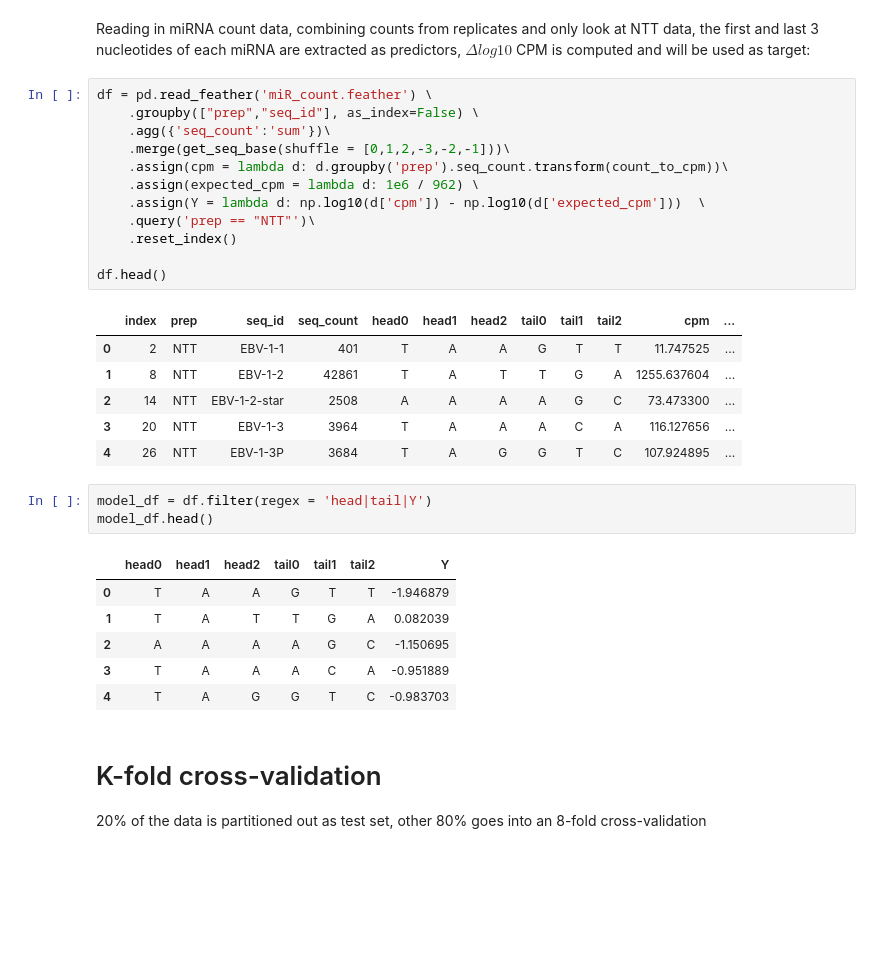
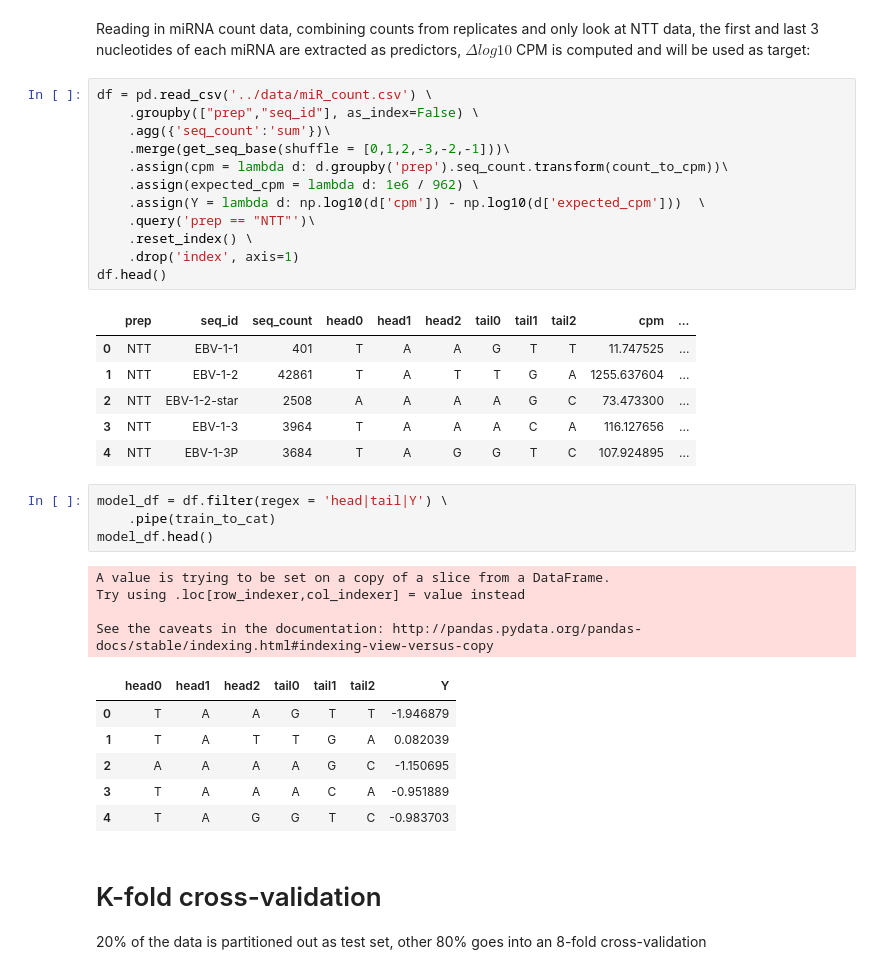
Before and after one commit to wckdouglas/tgirt_smRNA, a Jupyter notebook: scripts/RF_correction.ipynb, the cells around one changed output. Cells and saved outputs as stored; diff of their text form; blank space fills up the shorter version.

```diff
--- a/scripts/RF_correction.ipynb
+++ b/scripts/RF_correction.ipynb
@@ -43,28 +48,33 @@ ModuleNotFoundError: No module named 'sequencing_tools'
 # %% [markdown]
 Reading in miRNA count data, combining counts from replicates and only look at NTT data, the first and last 3 nucleotides of each miRNA are extracted as predictors, $\Delta log10$ CPM is computed and will be used as target:
 # %%
-df = pd.read_feather('miR_count.feather') \
+df = pd.read_csv('../data/miR_count.csv') \
     .groupby(["prep","seq_id"], as_index=False) \
     .agg({'seq_count':'sum'})\
     .merge(get_seq_base(shuffle = [0,1,2,-3,-2,-1]))\
     .assign(cpm = lambda d: d.groupby('prep').seq_count.transform(count_to_cpm))\
     .assign(expected_cpm = lambda d: 1e6 / 962) \
     .assign(Y = lambda d: np.log10(d['cpm']) - np.log10(d['expected_cpm']))  \
     .query('prep == "NTT"')\
-    .reset_index()
-
+    .reset_index() \
+    .drop('index', axis=1)
 df.head()
 # %% [output]
-|  | index | prep | seq_id | seq_count | head0 | head1 | head2 | tail0 | tail1 | tail2 | cpm | ... |
-| 0 | 2 | NTT | EBV-1-1 | 401 | T | A | A | G | T | T | 11.747525 | ... |
-| 1 | 8 | NTT | EBV-1-2 | 42861 | T | A | T | T | G | A | 1255.637604 | ... |
-| 2 | 14 | NTT | EBV-1-2-star | 2508 | A | A | A | A | G | C | 73.473300 | ... |
-| 3 | 20 | NTT | EBV-1-3 | 3964 | T | A | A | A | C | A | 116.127656 | ... |
-| 4 | 26 | NTT | EBV-1-3P | 3684 | T | A | G | G | T | C | 107.924895 | ... |
+|  | prep | seq_id | seq_count | head0 | head1 | head2 | tail0 | tail1 | tail2 | cpm | ... |
+| 0 | NTT | EBV-1-1 | 401 | T | A | A | G | T | T | 11.747525 | ... |
+| 1 | NTT | EBV-1-2 | 42861 | T | A | T | T | G | A | 1255.637604 | ... |
+| 2 | NTT | EBV-1-2-star | 2508 | A | A | A | A | G | C | 73.473300 | ... |
+| 3 | NTT | EBV-1-3 | 3964 | T | A | A | A | C | A | 116.127656 | ... |
+| 4 | NTT | EBV-1-3P | 3684 | T | A | G | G | T | C | 107.924895 | ... |
 # %%
-model_df = df.filter(regex = 'head|tail|Y')
+model_df = df.filter(regex = 'head|tail|Y') \
+    .pipe(train_to_cat)
 model_df.head()
 # %% [output]
+A value is trying to be set on a copy of a slice from a DataFrame.
+Try using .loc[row_indexer,col_indexer] = value instead
+
+See the caveats in the documentation: http://pandas.pydata.org/pandas-docs/stable/indexing.html#indexing-view-versus-copy
 |  | head0 | head1 | head2 | tail0 | tail1 | tail2 | Y |
 | 0 | T | A | A | G | T | T | -1.946879 |
 | 1 | T | A | T | T | G | A | 0.082039 |
```
Also changed, not shown: parts of 13 cells of this notebook, 2 other files.
